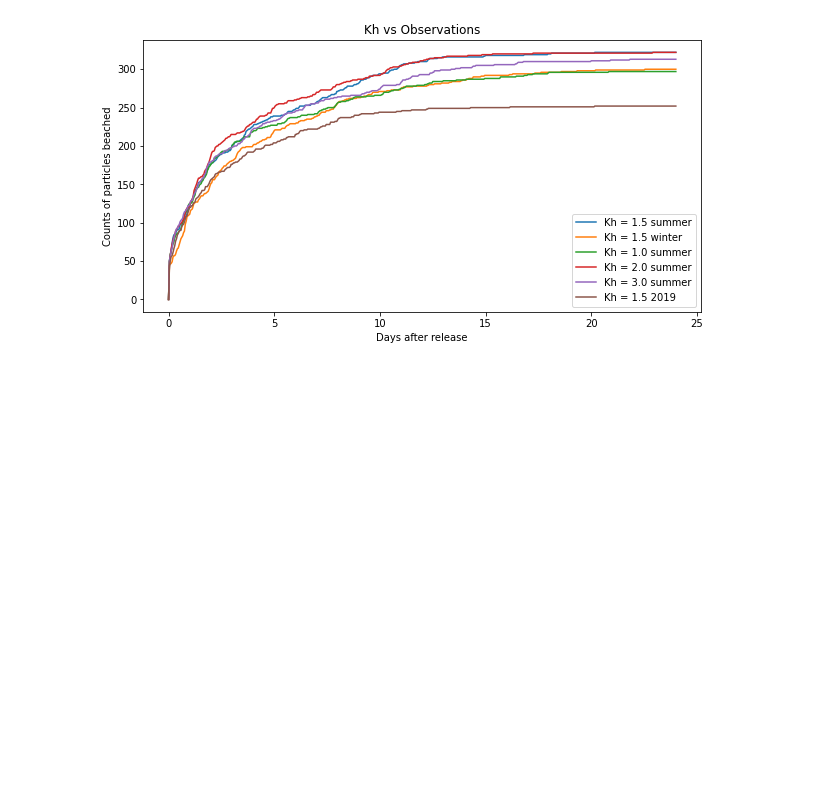
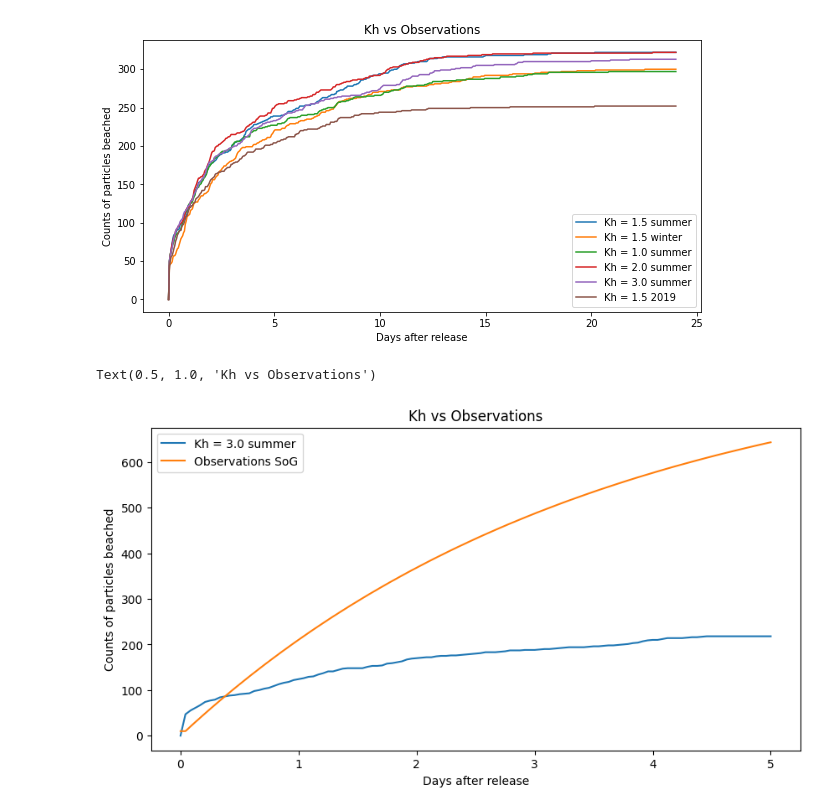
Before and after one commit to SalishSeaCast/analysis-jose, a Jupyter notebook: notebooks/parcels/Remote/Fibres/check_beach.ipynb, the cells around one changed output. Cells and saved outputs as stored; diff of their text form; code cells hidden in the pictures; blank space fills up the shorter version.

```diff
--- a/notebooks/parcels/Remote/Fibres/check_beach.ipynb
+++ b/notebooks/parcels/Remote/Fibres/check_beach.ipynb
@@ -469,4 +471,45 @@ plt.title('Kh vs Observations')
 # %% [output]
 Text(0.5, 1.0, 'Kh vs Observations')
 [figure]
+# %%
+#beach = ds.beached
+#beach2 = ds2.beached
+#beach3 = ds3.beached
+#beach4 = ds4.beached
+beach5 = ds5.beached
+#beach6 = ds6.beached
+
+b,b2,b3,b4,b5,b6 = [],[],[],[],[],[]
+
+for t in range(beach5.shape[1]):
+
+    b5.append(np.count_nonzero(beach5[:,t] == 1.0))
+
+
+d5 = [b5[0]]
+
+
+for i in range(1,len(b5)):
+    d5.append(b5[i] - (b5[i-1]))
+
+
+time = np.linspace(0,5,121)
+time2 = np.linspace(0,5*24,121)
+fig,axs = plt.subplots(1,1,figsize=(10,5))
+plt.plot(time,b5,label='Kh = 3.0 summer')
+
+
+alpha = 1/(3.5*24)
+p = 841* alpha * np.exp(-alpha*time2)
+p2 =[p[0]]
+for i in range(1,len(time2)):
+    p2.append(np.sum(p[:i]))
+plt.plot(time,p2,label="Observations SoG")
+plt.legend()
+plt.xlabel('Days after release')
+plt.ylabel('Counts of particles beached')
+plt.title('Kh vs Observations')
+# %% [output]
+Text(0.5, 1.0, 'Kh vs Observations')
+[figure, added]
 # %%
```
Also changed, not shown: parts of 8 cells of this notebook, 2 other files.
